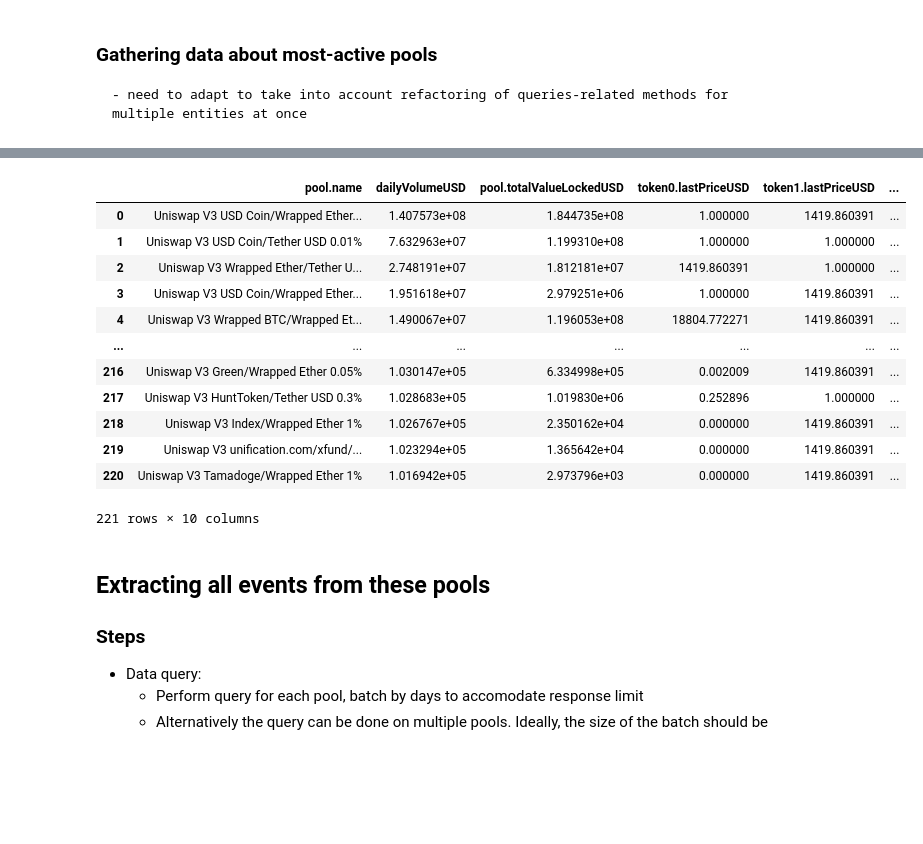
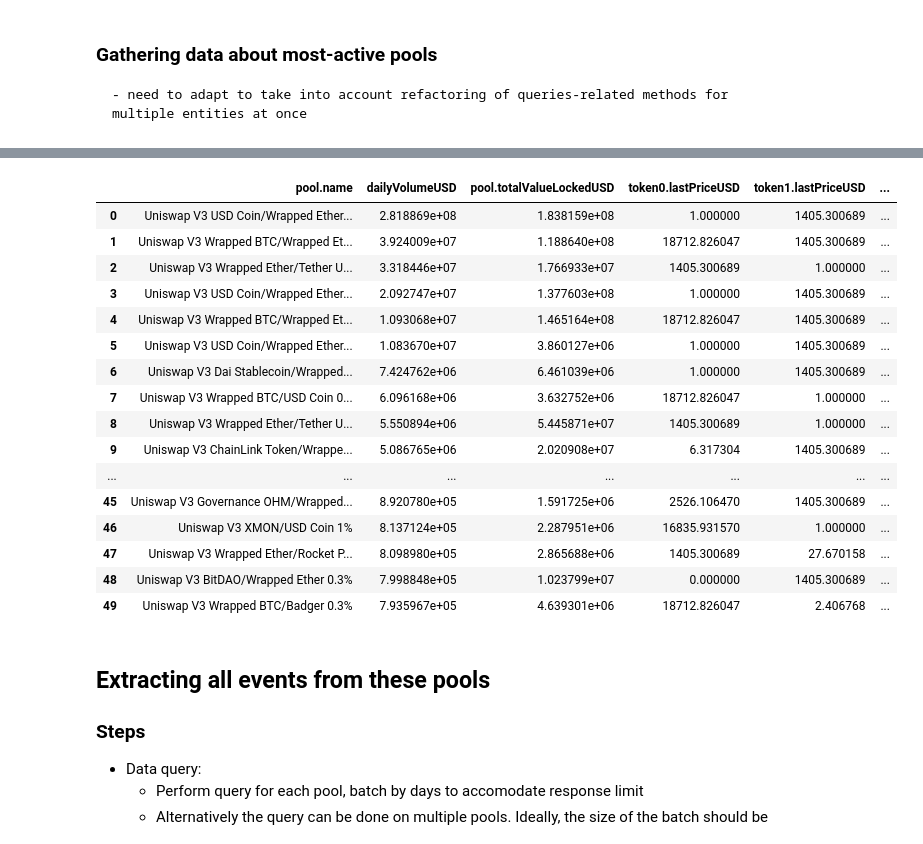
Before and after one commit to juliencarponcy/py0xcluster, a Jupyter notebook: notebooks/Pool_clustering.ipynb, the cells around one changed output, grey strips where cells are left out. Cells and saved outputs as stored; diff of their text form; code cells hidden in the pictures; blank space fills up the shorter version.

Commit message:
remove bugs in stable pools elimination

```diff
--- a/notebooks/Pool_clustering.ipynb
+++ b/notebooks/Pool_clustering.ipynb
@@ -53,12 +53,12 @@ from py0xcluster.main_classes.pool_events import *
 # %%
 uni3pools_selector = PoolSelector(
     subgraph_url = 'https://api.thegraph.com/subgraphs/name/messari/uniswap-v3-ethereum',
-    min_daily_volume_USD = 100000,
-    min_TVL = 100000, # Not implemented. consider removing
-    start_date = (2022,12,21),
-    end_date = (2023,1,10),
+    min_daily_volume_USD = 500000,
+    min_TVL = 1000000, # Not implemented. consider removing
+    start_date = (2022,10,11),
+    end_date = (2023,1,12),
     days_batch_size = 20)
 
-uni3_pools = uni3pools_selector.create_pool_selection(verbose=True)
-uni3_pools.pools_df
+uni3_pools = uni3pools_selector.create_pool_selection(stables='exclude', verbose=True)
+uni3_pools.pools_df.head(50)
 # %% [output]
@@ -70,16 +74,20 @@ Queriying from 2022-12-21 00:00:00 to 2023-01-10 00:00:00
 |  | pool.name | dailyVolumeUSD | pool.totalValueLockedUSD | token0.lastPriceUSD | token1.lastPriceUSD | ... |
-| 0 | Uniswap V3 USD Coin/Wrapped Ether... | 1.407573e+08 | 1.844735e+08 | 1.000000 | 1419.860391 | ... |
-| 1 | Uniswap V3 USD Coin/Tether USD 0.01% | 7.632963e+07 | 1.199310e+08 | 1.000000 | 1.000000 | ... |
-| 2 | Uniswap V3 Wrapped Ether/Tether U... | 2.748191e+07 | 1.812181e+07 | 1419.860391 | 1.000000 | ... |
-| 3 | Uniswap V3 USD Coin/Wrapped Ether... | 1.951618e+07 | 2.979251e+06 | 1.000000 | 1419.860391 | ... |
-| 4 | Uniswap V3 Wrapped BTC/Wrapped Et... | 1.490067e+07 | 1.196053e+08 | 18804.772271 | 1419.860391 | ... |
+| 0 | Uniswap V3 USD Coin/Wrapped Ether... | 2.818869e+08 | 1.838159e+08 | 1.000000 | 1405.300689 | ... |
+| 1 | Uniswap V3 Wrapped BTC/Wrapped Et... | 3.924009e+07 | 1.188640e+08 | 18712.826047 | 1405.300689 | ... |
+| 2 | Uniswap V3 Wrapped Ether/Tether U... | 3.318446e+07 | 1.766933e+07 | 1405.300689 | 1.000000 | ... |
+| 3 | Uniswap V3 USD Coin/Wrapped Ether... | 2.092747e+07 | 1.377603e+08 | 1.000000 | 1405.300689 | ... |
+| 4 | Uniswap V3 Wrapped BTC/Wrapped Et... | 1.093068e+07 | 1.465164e+08 | 18712.826047 | 1405.300689 | ... |
+| 5 | Uniswap V3 USD Coin/Wrapped Ether... | 1.083670e+07 | 3.860127e+06 | 1.000000 | 1405.300689 | ... |
+| 6 | Uniswap V3 Dai Stablecoin/Wrapped... | 7.424762e+06 | 6.461039e+06 | 1.000000 | 1405.300689 | ... |
+| 7 | Uniswap V3 Wrapped BTC/USD Coin 0... | 6.096168e+06 | 3.632752e+06 | 18712.826047 | 1.000000 | ... |
+| 8 | Uniswap V3 Wrapped Ether/Tether U... | 5.550894e+06 | 5.445871e+07 | 1405.300689 | 1.000000 | ... |
+| 9 | Uniswap V3 ChainLink Token/Wrappe... | 5.086765e+06 | 2.020908e+07 | 6.317304 | 1405.300689 | ... |
 | ... | ... | ... | ... | ... | ... | ... |
-| 216 | Uniswap V3 Green/Wrapped Ether 0.05% | 1.030147e+05 | 6.334998e+05 | 0.002009 | 1419.860391 | ... |
-| 217 | Uniswap V3 HuntToken/Tether USD 0.3% | 1.028683e+05 | 1.019830e+06 | 0.252896 | 1.000000 | ... |
-| 218 | Uniswap V3 Index/Wrapped Ether 1% | 1.026767e+05 | 2.350162e+04 | 0.000000 | 1419.860391 | ... |
-| 219 | Uniswap V3 unification.com/xfund/... | 1.023294e+05 | 1.365642e+04 | 0.000000 | 1419.860391 | ... |
-| 220 | Uniswap V3 Tamadoge/Wrapped Ether 1% | 1.016942e+05 | 2.973796e+03 | 0.000000 | 1419.860391 | ... |
+| 45 | Uniswap V3 Governance OHM/Wrapped... | 8.920780e+05 | 1.591725e+06 | 2526.106470 | 1405.300689 | ... |
+| 46 | Uniswap V3 XMON/USD Coin 1% | 8.137124e+05 | 2.287951e+06 | 16835.931570 | 1.000000 | ... |
+| 47 | Uniswap V3 Wrapped Ether/Rocket P... | 8.098980e+05 | 2.865688e+06 | 1405.300689 | 27.670158 | ... |
+| 48 | Uniswap V3 BitDAO/Wrapped Ether 0.3% | 7.998848e+05 | 1.023799e+07 | 0.000000 | 1405.300689 | ... |
+| 49 | Uniswap V3 Wrapped BTC/Badger 0.3% | 7.935967e+05 | 4.639301e+06 | 18712.826047 | 2.406768 | ... |
-221 rows × 10 columns
 # %% [markdown]
 ## Extracting all events from these pools
 
```
Also changed, not shown: parts of 2 cells of this notebook, 1 other file.
